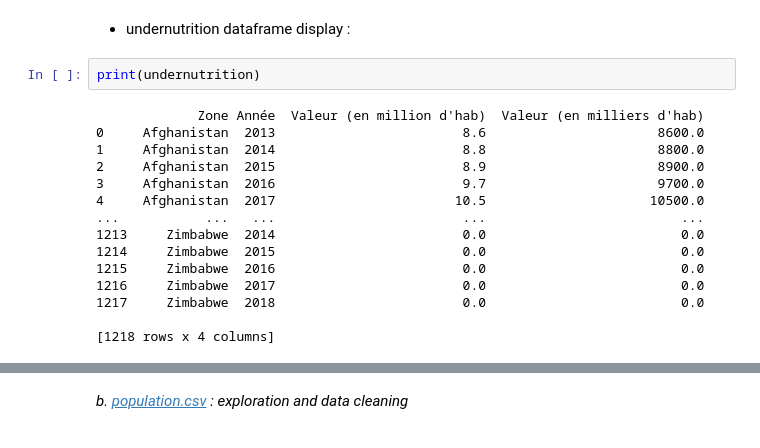
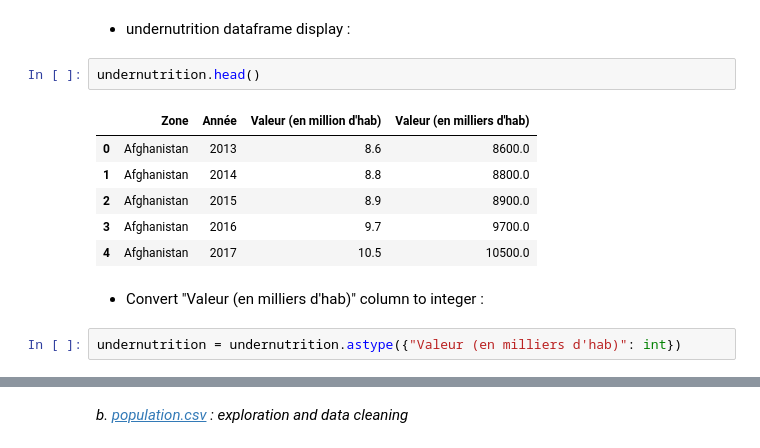
Before and after one commit to donia-nefiz/Public-health-research-with-python, a Jupyter notebook: Public-health-research-with-python .ipynb, the cells around one changed output, grey strips where cells are left out. Saved outputs shown, nothing was run; the diff lists cells and outputs as text.

```diff
--- a/Public-health-research-with-python .ipynb
+++ b/Public-health-research-with-python .ipynb
@@ -178,19 +178,15 @@ undernutrition["Valeur (en milliers d'hab)"] = undernutrition["Valeur (en millio
 # %% [markdown]
 - undernutrition dataframe display :
 # %%
-print(undernutrition)
+undernutrition.head()
 # %% [output]
-             Zone Année  Valeur (en million d'hab)  Valeur (en milliers d'hab)
-0     Afghanistan  2013                        8.6                      8600.0
-1     Afghanistan  2014                        8.8                      8800.0
-2     Afghanistan  2015                        8.9                      8900.0
-3     Afghanistan  2016                        9.7                      9700.0
-4     Afghanistan  2017                       10.5                     10500.0
-...           ...   ...                        ...                         ...
-1213     Zimbabwe  2014                        0.0                         0.0
-1214     Zimbabwe  2015                        0.0                         0.0
-1215     Zimbabwe  2016                        0.0                         0.0
-1216     Zimbabwe  2017                        0.0                         0.0
-1217     Zimbabwe  2018                        0.0                         0.0
-
-[1218 rows x 4 columns]
+|  | Zone | Année | Valeur (en million d'hab) | Valeur (en milliers d'hab) |
+| 0 | Afghanistan | 2013 | 8.6 | 8600.0 |
+| 1 | Afghanistan | 2014 | 8.8 | 8800.0 |
+| 2 | Afghanistan | 2015 | 8.9 | 8900.0 |
+| 3 | Afghanistan | 2016 | 9.7 | 9700.0 |
+| 4 | Afghanistan | 2017 | 10.5 | 10500.0 |
+# %% [markdown]
+- Convert "Valeur (en milliers d'hab)" column to integer :
+# %%
+undernutrition = undernutrition.astype({"Valeur (en milliers d'hab)": int})
```
Also changed, not shown: parts of 47 cells of this notebook.
